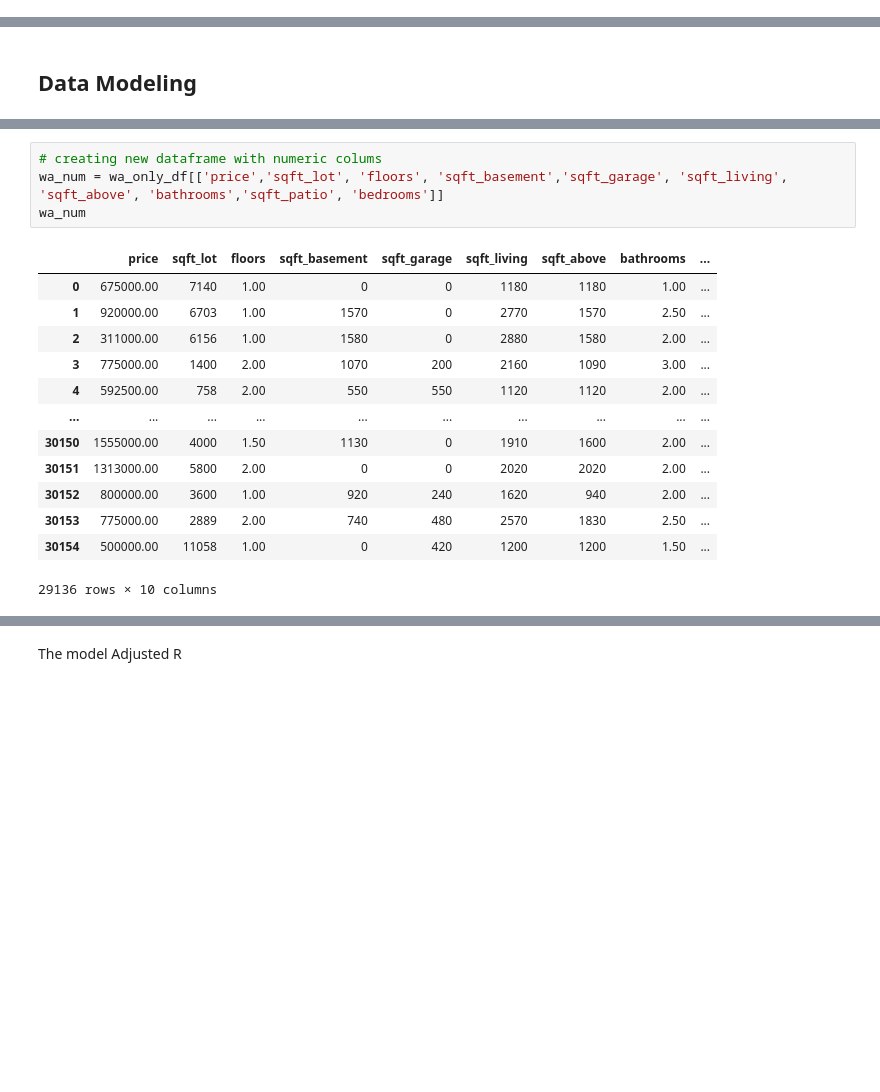
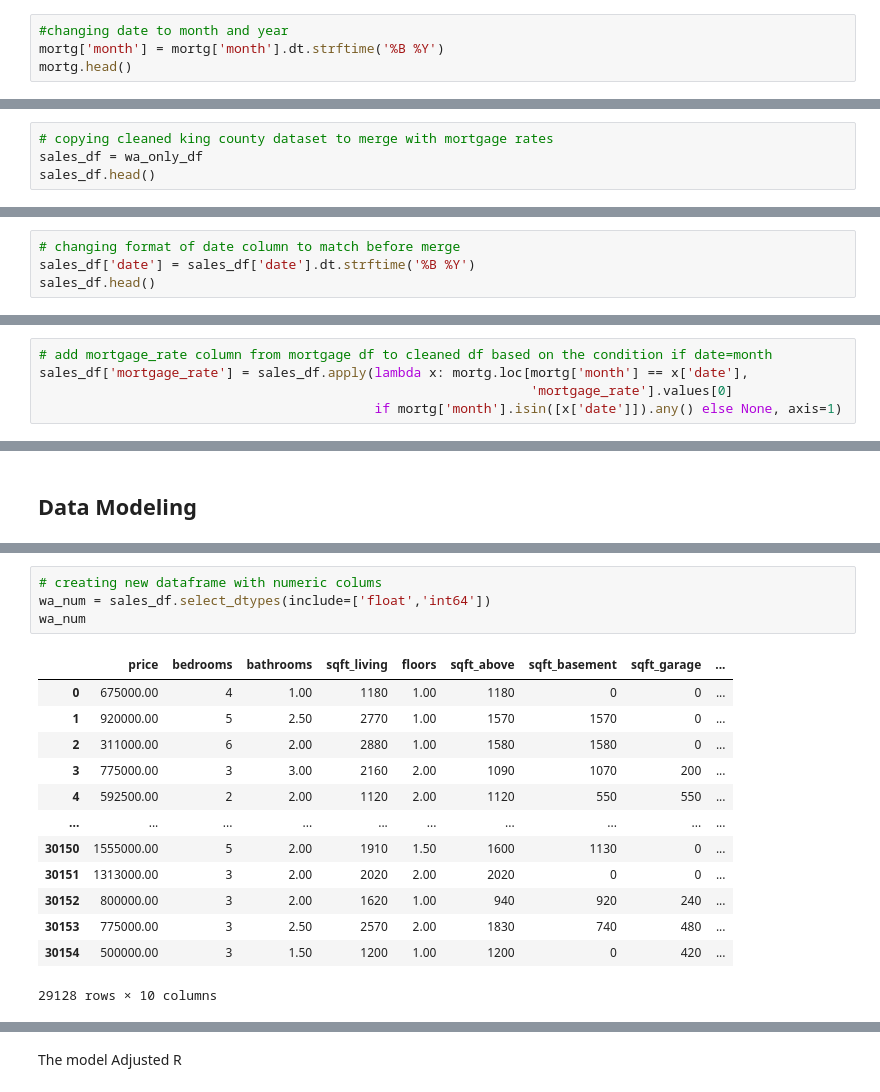
Before and after one commit to claragiurgiu/Phase2-Project, a Jupyter notebook: Code/Clara_Analysis.ipynb, the cells around one changed output, grey strips where cells are left out. Drawn from its saved outputs; the diff is of its cells as text; blank space fills up the shorter version.

```diff
--- a/Code/Clara_Analysis.ipynb
+++ b/Code/Clara_Analysis.ipynb
@@ -517,0 +681,4 @@ wa_only_df.to_csv('../Data/wa_cleaned.csv')
+# %%
+#changing date to month and year
+mortg['month'] = mortg['month'].dt.strftime('%B %Y')
+mortg.head()
@@ -517,0 +692,4 @@ wa_only_df.to_csv('../Data/wa_cleaned.csv')
+# %%
+# copying cleaned king county dataset to merge with mortgage rates
+sales_df = wa_only_df
+sales_df.head()
@@ -517,0 +703,4 @@ wa_only_df.to_csv('../Data/wa_cleaned.csv')
+# %%
+# changing format of date column to match before merge
+sales_df['date'] = sales_df['date'].dt.strftime('%B %Y')
+sales_df.head()
@@ -517,0 +714,5 @@ wa_only_df.to_csv('../Data/wa_cleaned.csv')
+# %%
+# add mortgage_rate column from mortgage df to cleaned df based on the condition if date=month
+sales_df['mortgage_rate'] = sales_df.apply(lambda x: mortg.loc[mortg['month'] == x['date'],
+                                                               'mortgage_rate'].values[0]
+                                           if mortg['month'].isin([x['date']]).any() else None, axis=1)
@@ -560,21 +920,21 @@ strong multicollinearity or other numerical problems.
 # %%
 # creating new dataframe with numeric colums
-wa_num = wa_only_df[['price','sqft_lot', 'floors', 'sqft_basement','sqft_garage', 'sqft_living', 'sqft_above', 'bathrooms','sqft_patio', 'bedrooms']]
+wa_num = sales_df.select_dtypes(include=['float','int64'])
 wa_num
 # %% [output]
-|  | price | sqft_lot | floors | sqft_basement | sqft_garage | sqft_living | sqft_above | bathrooms | ... |
-| 0 | 675000.00 | 7140 | 1.00 | 0 | 0 | 1180 | 1180 | 1.00 | ... |
-| 1 | 920000.00 | 6703 | 1.00 | 1570 | 0 | 2770 | 1570 | 2.50 | ... |
-| 2 | 311000.00 | 6156 | 1.00 | 1580 | 0 | 2880 | 1580 | 2.00 | ... |
-| 3 | 775000.00 | 1400 | 2.00 | 1070 | 200 | 2160 | 1090 | 3.00 | ... |
-| 4 | 592500.00 | 758 | 2.00 | 550 | 550 | 1120 | 1120 | 2.00 | ... |
+|  | price | bedrooms | bathrooms | sqft_living | floors | sqft_above | sqft_basement | sqft_garage | ... |
+| 0 | 675000.00 | 4 | 1.00 | 1180 | 1.00 | 1180 | 0 | 0 | ... |
+| 1 | 920000.00 | 5 | 2.50 | 2770 | 1.00 | 1570 | 1570 | 0 | ... |
+| 2 | 311000.00 | 6 | 2.00 | 2880 | 1.00 | 1580 | 1580 | 0 | ... |
+| 3 | 775000.00 | 3 | 3.00 | 2160 | 2.00 | 1090 | 1070 | 200 | ... |
+| 4 | 592500.00 | 2 | 2.00 | 1120 | 2.00 | 1120 | 550 | 550 | ... |
 | ... | ... | ... | ... | ... | ... | ... | ... | ... | ... |
-| 30150 | 1555000.00 | 4000 | 1.50 | 1130 | 0 | 1910 | 1600 | 2.00 | ... |
-| 30151 | 1313000.00 | 5800 | 2.00 | 0 | 0 | 2020 | 2020 | 2.00 | ... |
-| 30152 | 800000.00 | 3600 | 1.00 | 920 | 240 | 1620 | 940 | 2.00 | ... |
-| 30153 | 775000.00 | 2889 | 2.00 | 740 | 480 | 2570 | 1830 | 2.50 | ... |
-| 30154 | 500000.00 | 11058 | 1.00 | 0 | 420 | 1200 | 1200 | 1.50 | ... |
+| 30150 | 1555000.00 | 5 | 2.00 | 1910 | 1.50 | 1600 | 1130 | 0 | ... |
+| 30151 | 1313000.00 | 3 | 2.00 | 2020 | 2.00 | 2020 | 0 | 0 | ... |
+| 30152 | 800000.00 | 3 | 2.00 | 1620 | 1.00 | 940 | 920 | 240 | ... |
+| 30153 | 775000.00 | 3 | 2.50 | 2570 | 2.00 | 1830 | 740 | 480 | ... |
+| 30154 | 500000.00 | 3 | 1.50 | 1200 | 1.00 | 1200 | 0 | 420 | ... |
-29136 rows × 10 columns
+29128 rows × 10 columns
 # %%
 wa_num.describe()
 # %% [output]
```
Also changed, not shown: parts of 109 cells of this notebook, 4 other files.
